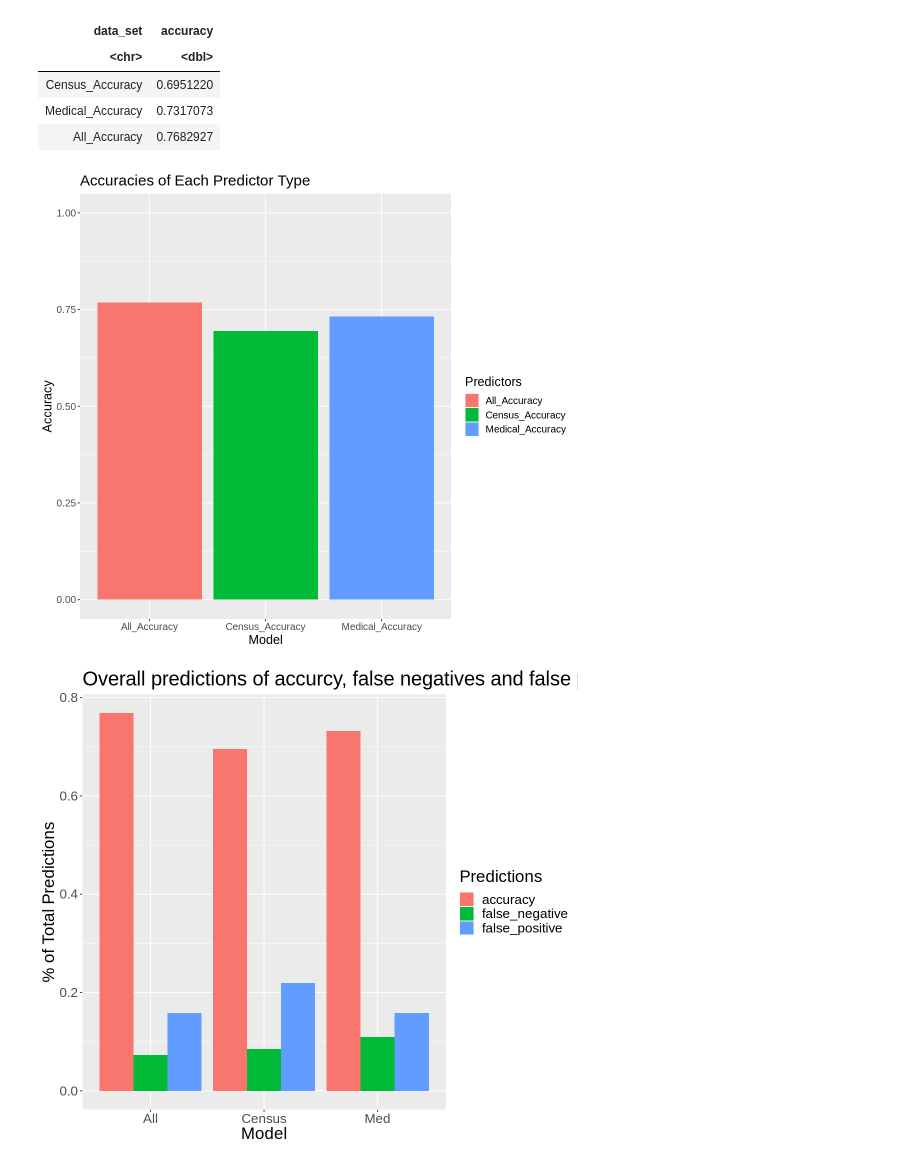
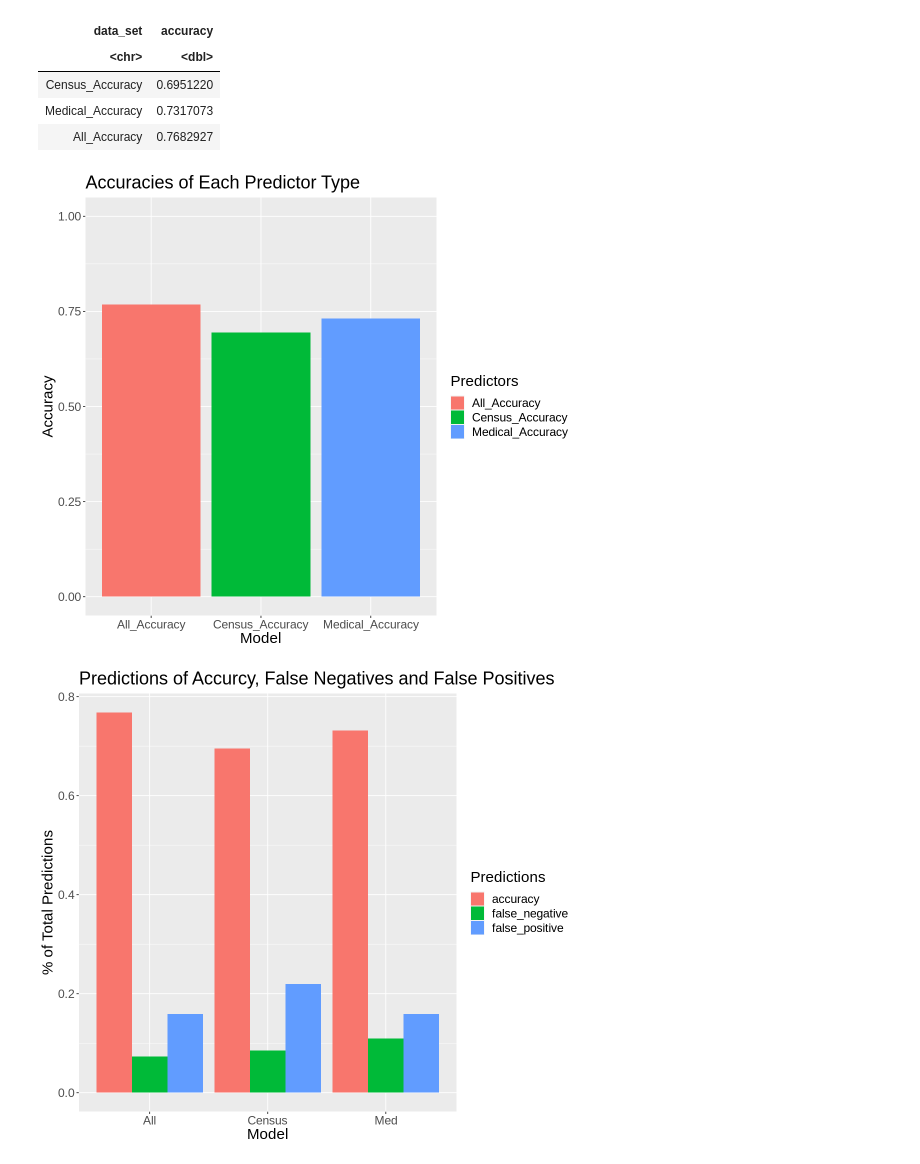
Before and after one commit to Phoebeml/Group20_DSCI100, a Jupyter notebook: Group20Project.ipynb, the cells around one changed output. Saved outputs shown, nothing was run; the diff lists cells and outputs as text; code cells hidden in the pictures.

```diff
--- a/Group20Project.ipynb
+++ b/Group20Project.ipynb
@@ -517,15 +517,15 @@ A tibble: 3 × 2
 # %%
 #plot the accuracies as a bar graph
 Accuracy_plot <- tidy_accuracy_data |>
     ggplot(aes(x = data_set, y=accuracy, fill = data_set)) +
     geom_bar(stat = "identity") +
     labs(x= "Model", y="Accuracy", fill = "Predictors") +
     ylim(0:1) +
     ggtitle("Accuracies of Each Predictor Type") +
-    theme(text=element_text(size=15))
+    theme(text=element_text(size=18))
 Accuracy_plot
 # %% [output]
-[figure, old version]
+[figure, new version]
 # %%
 #Create a data frame with accuraxy, false_positive and false_negative values for each type of predictors
 error_df <- data.frame(
@@ -541,7 +541,7 @@ error_long <- tidyr::gather(error_df, key = "metric", value = "value", -model)
 ggplot(error_long, aes(x = model, y = value, fill = metric)) +
   geom_bar(stat = "identity", position = "dodge") +
   labs(x = "Model", y = "% of Total Predictions", fill = "Predictions")+
-  ggtitle("Overall predictions of accurcy, false negatives and false positives") +
-theme(text=element_text(size=20))
+  ggtitle("Predictions of Accurcy, False Negatives and False Positives") +
+theme(text=element_text(size=18))
 # %% [output]
-[figure, old version]
+[figure, new version]
```
Also changed, not shown: parts of 2 cells of this notebook.
